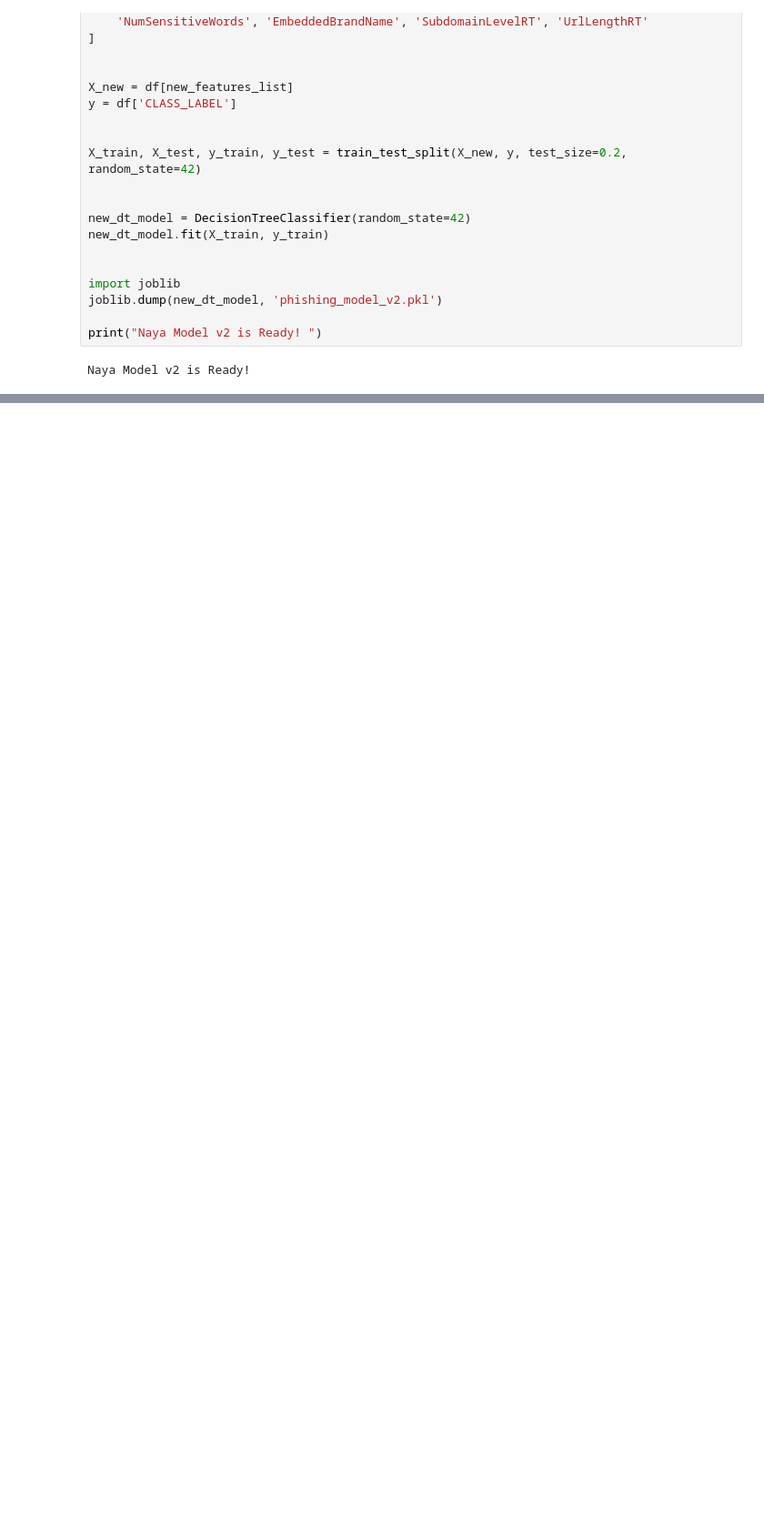
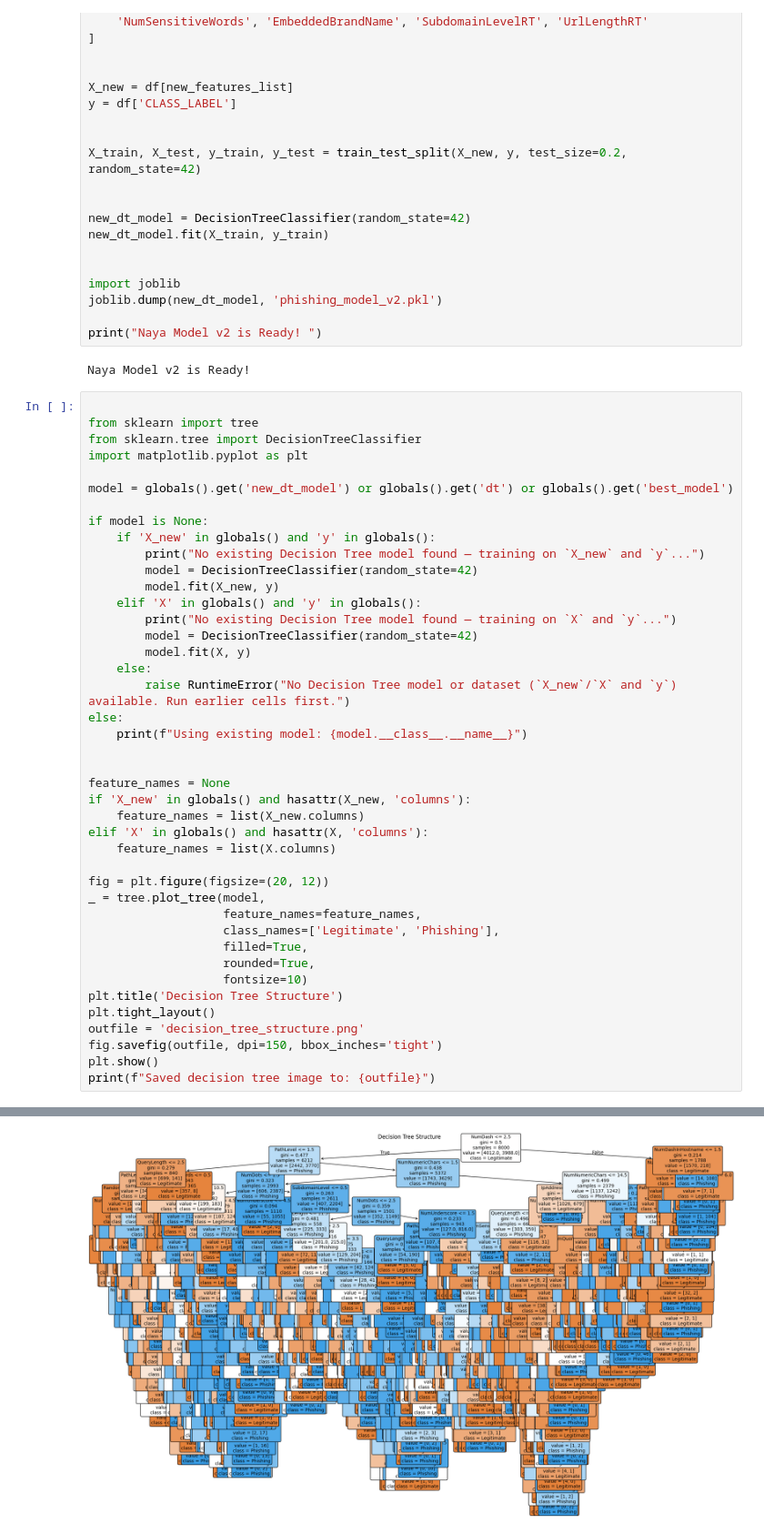
Before and after one commit to tbcrafay/Phishing-URL-Detector, a Jupyter notebook: main.ipynb, the cells around one changed output, grey strips where cells are left out. Shown at 91% size. Drawn from its saved outputs; the diff is of its cells as text; blank space fills up the shorter version.

```diff
--- a/main.ipynb
+++ b/main.ipynb
@@ -219,3 +217,46 @@ joblib.dump(new_dt_model, 'phishing_model_v2.pkl')
 print("Naya Model v2 is Ready! ")
 # %% [output]
 Naya Model v2 is Ready!
+# %%
+
+from sklearn import tree
+from sklearn.tree import DecisionTreeClassifier
+import matplotlib.pyplot as plt
+
+model = globals().get('new_dt_model') or globals().get('dt') or globals().get('best_model')
+
+if model is None:
+    if 'X_new' in globals() and 'y' in globals():
+        print("No existing Decision Tree model found — training on `X_new` and `y`...")
+        model = DecisionTreeClassifier(random_state=42)
+        model.fit(X_new, y)
+    elif 'X' in globals() and 'y' in globals():
+        print("No existing Decision Tree model found — training on `X` and `y`...")
+        model = DecisionTreeClassifier(random_state=42)
+        model.fit(X, y)
+    else:
+        raise RuntimeError("No Decision Tree model or dataset (`X_new`/`X` and `y`) available. Run earlier cells first.")
+else:
+    print(f"Using existing model: {model.__class__.__name__}")
+
+
+feature_names = None
+if 'X_new' in globals() and hasattr(X_new, 'columns'):
+    feature_names = list(X_new.columns)
+elif 'X' in globals() and hasattr(X, 'columns'):
+    feature_names = list(X.columns)
+
+fig = plt.figure(figsize=(20, 12))
+_ = tree.plot_tree(model,
+                   feature_names=feature_names,
+                   class_names=['Legitimate', 'Phishing'],
+                   filled=True,
+                   rounded=True,
+                   fontsize=10)
+plt.title('Decision Tree Structure')
+plt.tight_layout()
+outfile = 'decision_tree_structure.png'
+fig.savefig(outfile, dpi=150, bbox_inches='tight')
+plt.show()
+print(f"Saved decision tree image to: {outfile}")
+# %% [output]
@@ -221,0 +264 @@ Naya Model v2 is Ready!
+[figure, added]
```
Also changed, not shown: parts of 4 cells of this notebook, 16 other files.
